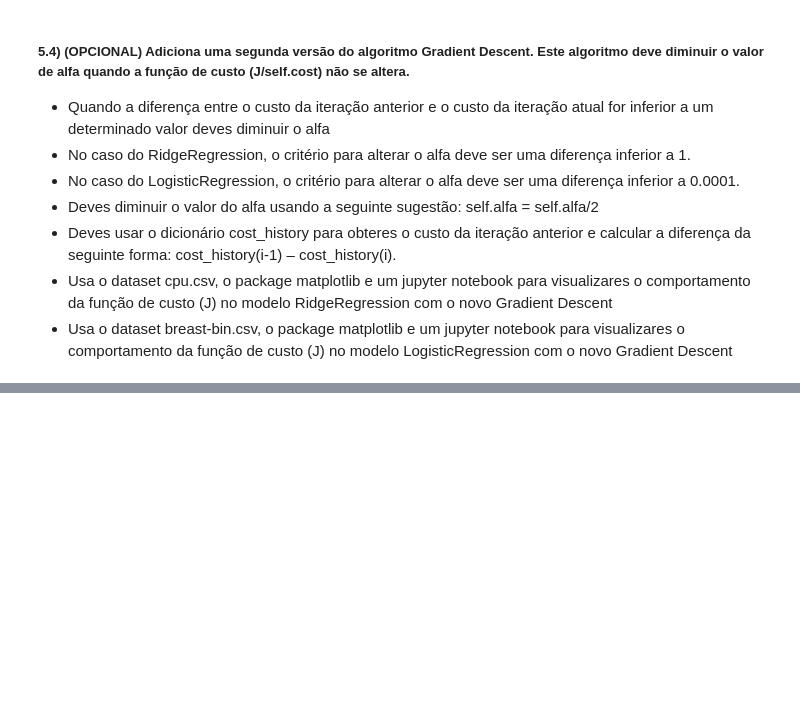
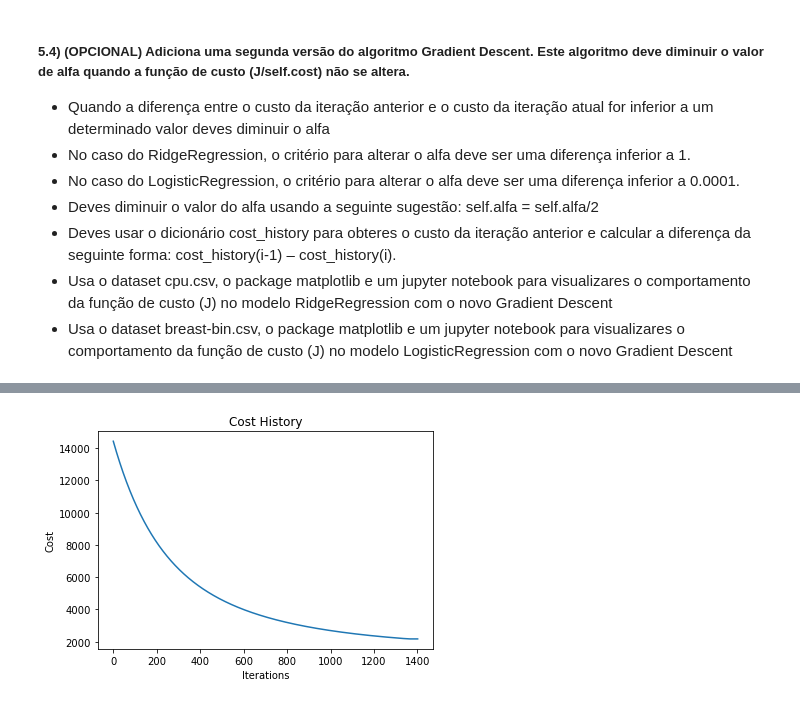
Before and after one commit to mleiras/si, a Jupyter notebook: scripts/Exercicios_Aula5.ipynb, the cells around one changed output, grey strips where cells are left out. Saved outputs shown, nothing was run; the diff lists cells and outputs as text; code cells hidden in the pictures; blank space fills up the shorter version.

```diff
--- a/scripts/Exercicios_Aula5.ipynb
+++ b/scripts/Exercicios_Aula5.ipynb
@@ -144,3 +151,32 @@ plt.show()
 - Deves usar o dicionário cost_history para obteres o custo da iteração anterior e calcular a diferença da seguinte forma: cost_history(i-1) – cost_history(i).
 - Usa o dataset cpu.csv, o package matplotlib e um jupyter notebook para visualizares o comportamento da função de custo (J) no modelo RidgeRegression com o novo Gradient Descent
 - Usa o dataset breast-bin.csv, o package matplotlib e um jupyter notebook para visualizares o comportamento da função de custo (J) no modelo LogisticRegression com o novo Gradient Descent
+# %%
+cpu_train, cpu_test = train_test_split(cpu)
+
+# fit the model
+model_cpu = RidgeRegression(use_adaptive_alpha=True)
+model_cpu.fit(cpu_train)
+
+# get coefs
+print(f"Parameters: {model_cpu.theta}")
+
+# compute the score
+score = model_cpu.score(cpu_train)
+print(f"Score: {score}")
+
+# compute the cost
+cost = model_cpu.cost(cpu_train)
+print(f"Cost: {cost}")
+
+# predict
+y_pred_ = model_cpu.predict(cpu_test)
+print(f"Predictions: {y_pred_}")
+
+# compute the score
+score = model_cpu.score(cpu_test)
+print(f"Score: {score}")
+
+# compute the cost
+cost = model_cpu.cost(cpu_test)
+print(f"Cost: {cost}")
@@ -146,0 +198,4 @@ plt.show()
+# %%
+model_cpu.cost_plot()
+# %% [output]
+[figure, added]
```
Also changed, not shown: parts of 11 cells of this notebook, 2 other files.
